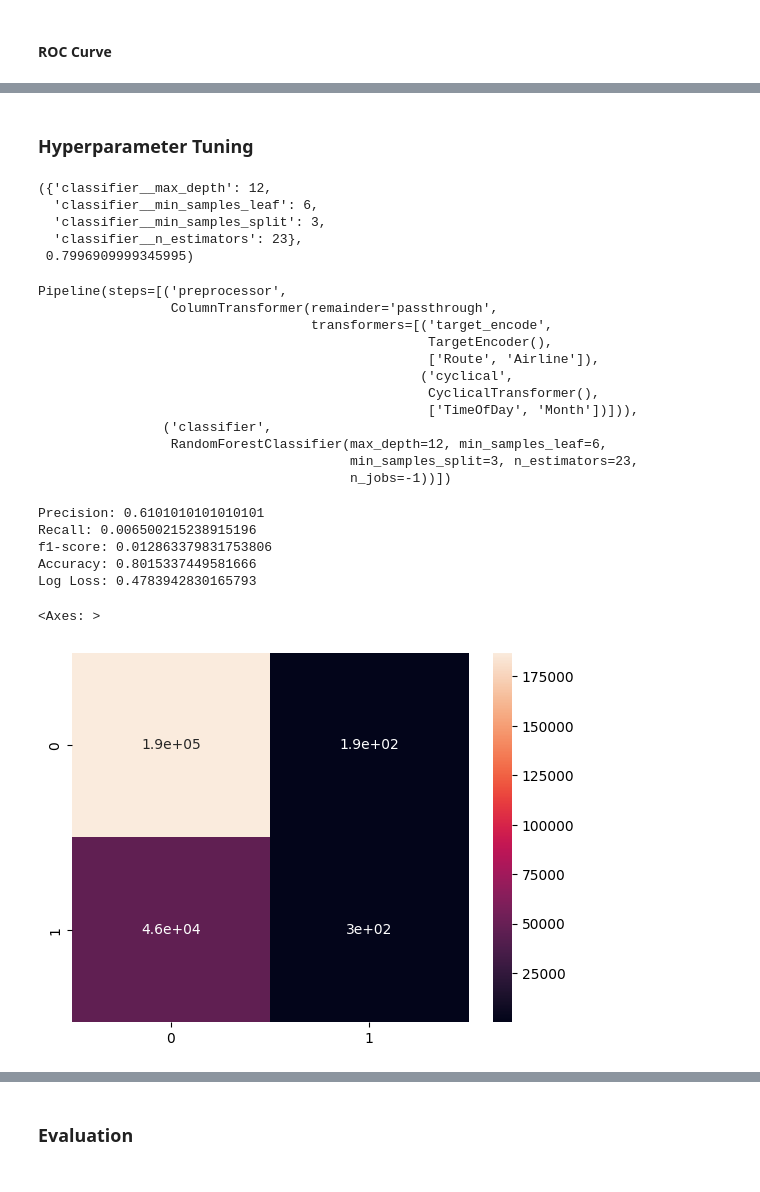
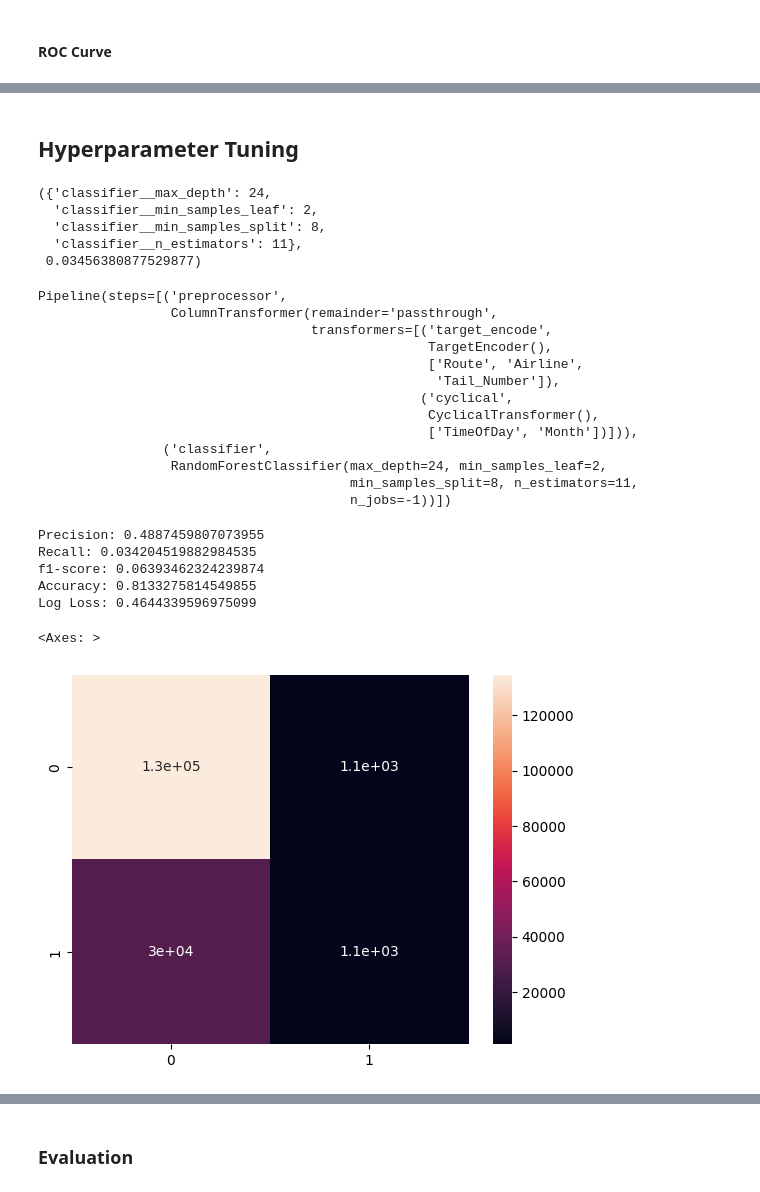
Before and after one commit to samuelleehope/ID5059_Flight_Prediction, a Jupyter notebook: ID5059Project1_Submission.ipynb, the cells around one changed output, grey strips where cells are left out. Cells and saved outputs as stored; diff of their text form; code cells hidden in the pictures.

```diff
--- a/ID5059Project1_Submission.ipynb
+++ b/ID5059Project1_Submission.ipynb
@@ -22,32 +25,30 @@ Due to the high volumns of the data we will only import the features that we hav
 # %%
-features = ['Airline','Origin', 'Dest','CRSDepTime','Distance', 'Year','Quarter', 'Month','DayOfWeek','Disruption']
-features_index = [1,2,3,4,6,7,8,9,11,44]
+features = ['Airline','Origin', 'Dest','CRSDepTime','Distance', 'Year','Quarter', 'Month','DayOfWeek','Tail_Number','Disruption']
 
-def import_large(path, features, features_index):
-    data = pd.read_csv(path)
-    data.reset_index(inplace=True)
-    data = data.iloc[:,features_index]
-    data.columns = features
-    return data
 
 path_to_data = '/cs/datasets/ID5059/Coursework1/4_huge/'
-test_csv_names = ['Combined_Flights_train_2018.csv',
+train_csv_names = ['Combined_Flights_train_2018.csv',
                   'Combined_Flights_train_2020.csv',
                   'Combined_Flights_train_2021.csv',
                   'Combined_Flights_train_2022.csv']
+
+# The 2019 file must be read in seperatly and the 'Disruption' column is constructed
 data = []
-for csv_name in test_csv_names:
+for csv_name in train_csv_names:
     full_path = path_to_data + csv_name
     year_data = pd.read_csv(full_path,usecols=features)
     data.append(year_data)
 
 #We need to handle 2019 data seperately as it has no 'Disruption' column
 year_data = pd.read_csv('/cs/datasets/ID5059/Coursework1/4_huge/Combined_Flights_train_2019.csv',
-                        usecols = ['Airline','Origin', 'Dest','CRSDepTime','Distance', 'Year','Quarter', 'Month','DayOfWeek','Cancelled','Diverted','ArrDel15'])
-year_data['Disruption'] = year_data.apply(lambda row: 1 if row['Diverted'] or row['Cancelled'] or row['ArrDel15']>0 else 0, axis=1)
+                        usecols = ['Airline','Origin', 'Dest','CRSDepTime','Distance', 'Year','Quarter', 'Month','DayOfWeek','Cancelled','Diverted','ArrDel15', 'Tail_Number'])
+
+year_data['Disruption'] = year_data.apply(lambda row: 1.0 if row['Diverted'] or row['Cancelled'] or row['ArrDel15']>0 else 0.0, axis=1)
 year_data = year_data.drop(['Diverted', 'Cancelled', 'ArrDel15'],axis=1)
 data.append(year_data)
 
+
 flights_raw = pd.concat(data,ignore_index=True)
+del year_data, data #Remove to save memory
 display(flights_raw);
 # %% [output]
@@ -110,5 +112,5 @@ There are some missing values in the `'Disruption'` column. These all seem to co
 # %%
-flights_raw = flights_raw.dropna()
+flights_raw = flights_raw.dropna(subset=['Disruption'])
 del data_summary
 # %% [markdown]
 ### Airlines
@@ -390,12 +443,12 @@ flights.rename({'CRSDepTime':'TimeOfDay'},axis=1, inplace=True)
 flights['Route'] = flights['Origin'] + '->' + flights['Dest']
 
 #List of features to include in our model
-features = ['Airline', 'Route', 'TimeOfDay', 'Month', 'Disruption']
+features = ['Airline', 'Route', 'TimeOfDay', 'Month' ,'Tail_Number' ,'Disruption']
 
 
 #Group features by how we will encode them
 cyclical_encode_features = ['TimeOfDay',  'Month']
-target_encode_features = ['Route', 'Airline']
+target_encode_features = ['Route', 'Airline', 'Tail_Number']
 
 #Define a custom encoder for the 'TimeOfDay' feature. This will preserve distances between times of day.
 class CyclicalTransformer(BaseEstimator, TransformerMixin):
@@ -429,6 +482,7 @@ preprocessor = ColumnTransformer(
     ],
     remainder='passthrough'
 )
+
 del flights_raw
 del X
 del y
@@ -746,7 +679,7 @@ ax3.set_title('Gradient Boosting');
 del sgd_pipeline
 del hgb_pipeline
 # %% [markdown]
-### Hyperparameter Tuning
+## Hyperparameter Tuning
 # %%
 param_dist = {
     'classifier__n_estimators': randint(5,25),
@@ -765,51 +698,49 @@ rand_search.fit(X_subsample, y_subsample)
 best_params_rf, best_score_rf = rand_search.best_params_, rand_search.best_score_
 best_params_rf, best_score_rf
 # %% [output]
-({'classifier__max_depth': 12,
-  'classifier__min_samples_leaf': 6,
-  'classifier__min_samples_split': 3,
-  'classifier__n_estimators': 23},
- 0.7996909999345995)
+({'classifier__max_depth': 24,
+  'classifier__min_samples_leaf': 2,
+  'classifier__min_samples_split': 8,
+  'classifier__n_estimators': 11},
+ 0.03456380877529877)
 # %%
 rf_pipeline.set_params(**best_params_rf)
-rf_pipeline.fit(X_train, y_train)
+rf_pipeline.fit(X_train, y_train):
 # %% [output]
 Pipeline(steps=[('preprocessor',
                  ColumnTransformer(remainder='passthrough',
                                    transformers=[('target_encode',
                                                   TargetEncoder(),
-                                                  ['Route', 'Airline']),
+                                                  ['Route', 'Airline',
+                                                   'Tail_Number']),
                                                  ('cyclical',
                                                   CyclicalTransformer(),
                                                   ['TimeOfDay', 'Month'])])),
                 ('classifier',
-                 RandomForestClassifier(max_depth=12, min_samples_leaf=6,
-                                        min_samples_split=3, n_estimators=23,
+                 RandomForestClassifier(max_depth=24, min_samples_leaf=2,
+                                        min_samples_split=8, n_estimators=11,
                                         n_jobs=-1))])
 # %%
-rf_pipeline.set_params(**best_params_rf)
 threshold = 0.5
 y_scores_rf = rf_pipeline.predict_proba(X_val)
 y_predictions_rf = np.where(y_scores_rf[:,1]>=threshold,1,0)
 conf_mat = confusion_matrix(y_val, y_predictions_rf)
 
 precision = conf_mat[1,1]/sum(conf_mat[:,1]) if sum(conf_mat[:,1])>0 else 'Undefined'
 recall = conf_mat[1,1]/sum(conf_mat[1,:])
 accuracy = (conf_mat[0,0]+conf_mat[1,1])/(sum(conf_mat[0,:])+sum(conf_mat[1,:]))
 f1_score = 2*precision*recall/(precision+recall)
-logloss = log_loss(y_val, y_scores_rf)
 
 print(f'Precision: {precision}')
 print(f'Recall: {recall}')
 print(f'f1-score: {f1_score}')
 print(f'Accuracy: {accuracy}')
-print(f'Log Loss: {logloss}')
 sns.heatmap(conf_mat, annot=True)
 # %% [output]
-Precision: 0.6101010101010101
-Recall: 0.006500215238915196
-f1-score: 0.012863379831753806
-Accuracy: 0.8015337449581666
-Log Loss: 0.4783942830165793
+Precision: 0.4887459807073955
+Recall: 0.034204519882984535
+f1-score: 0.06393462324239874
+Accuracy: 0.8133275814549855
+Log Loss: 0.4644339596975099
 <Axes: >
-[figure, old version]
+[figure, new version]
```
Also changed, not shown: parts of 36 cells of this notebook.
